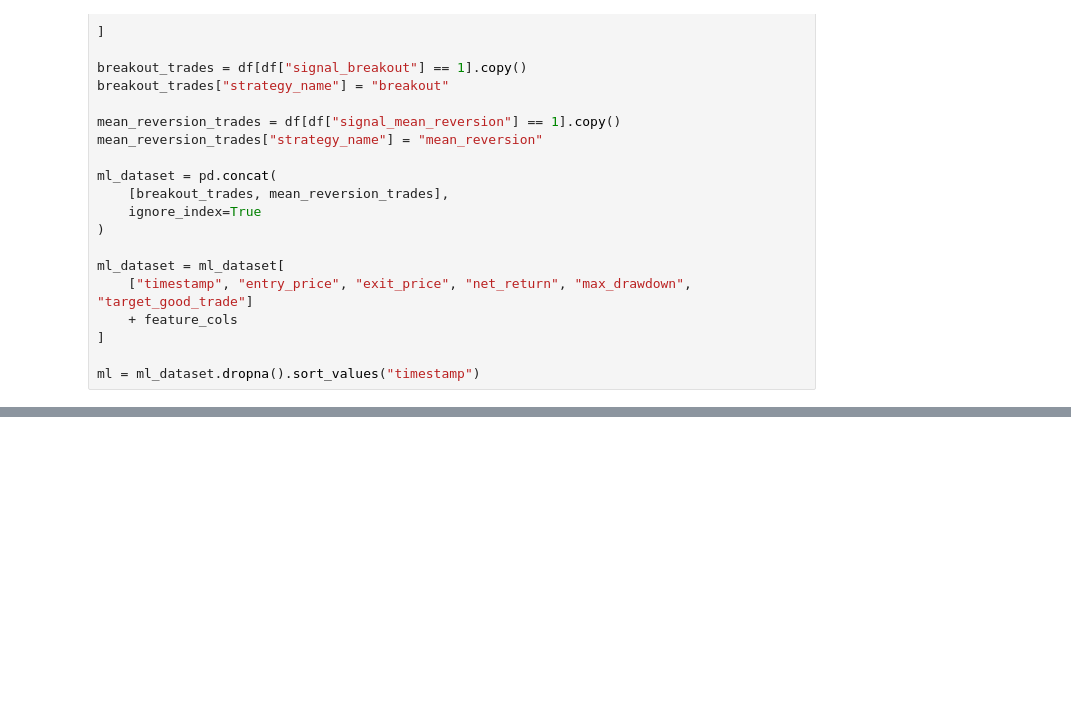
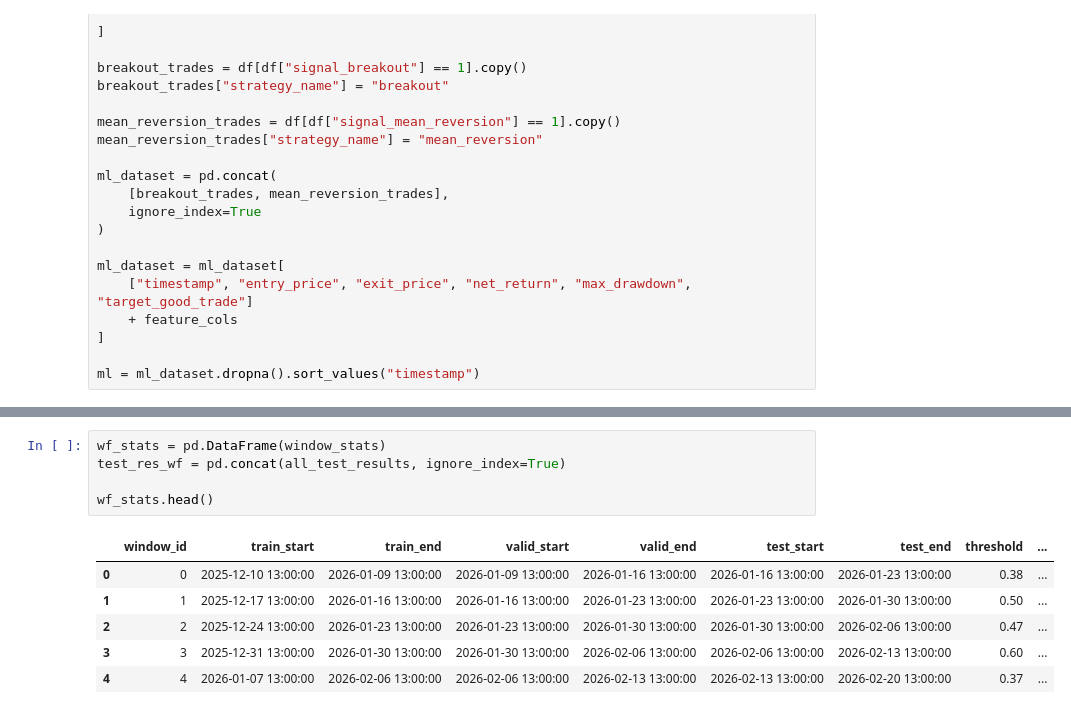
Before and after one commit to sypna504/Trading-risk-manager, a Jupyter notebook: app/ml_services/training/pipeline.ipynb, the cells around one changed output, grey strips where cells are left out. Cells and saved outputs as stored; diff of their text form; blank space fills up the shorter version.

```diff
--- a/app/ml_services/training/pipeline.ipynb
+++ b/app/ml_services/training/pipeline.ipynb
@@ -498,0 +764,12 @@ total_return: 0.1210679369198981
+# %%
+wf_stats = pd.DataFrame(window_stats)
+test_res_wf = pd.concat(all_test_results, ignore_index=True)
+
+wf_stats.head()
+# %% [output]
+|  | window_id | train_start | train_end | valid_start | valid_end | test_start | test_end | threshold | ... |
+| 0 | 0 | 2025-12-10 13:00:00 | 2026-01-09 13:00:00 | 2026-01-09 13:00:00 | 2026-01-16 13:00:00 | 2026-01-16 13:00:00 | 2026-01-23 13:00:00 | 0.38 | ... |
+| 1 | 1 | 2025-12-17 13:00:00 | 2026-01-16 13:00:00 | 2026-01-16 13:00:00 | 2026-01-23 13:00:00 | 2026-01-23 13:00:00 | 2026-01-30 13:00:00 | 0.50 | ... |
+| 2 | 2 | 2025-12-24 13:00:00 | 2026-01-23 13:00:00 | 2026-01-23 13:00:00 | 2026-01-30 13:00:00 | 2026-01-30 13:00:00 | 2026-02-06 13:00:00 | 0.47 | ... |
+| 3 | 3 | 2025-12-31 13:00:00 | 2026-01-30 13:00:00 | 2026-01-30 13:00:00 | 2026-02-06 13:00:00 | 2026-02-06 13:00:00 | 2026-02-13 13:00:00 | 0.60 | ... |
+| 4 | 4 | 2026-01-07 13:00:00 | 2026-02-06 13:00:00 | 2026-02-06 13:00:00 | 2026-02-13 13:00:00 | 2026-02-13 13:00:00 | 2026-02-20 13:00:00 | 0.37 | ... |
```
Also changed, not shown: parts of 15 cells of this notebook, 9 other files.
